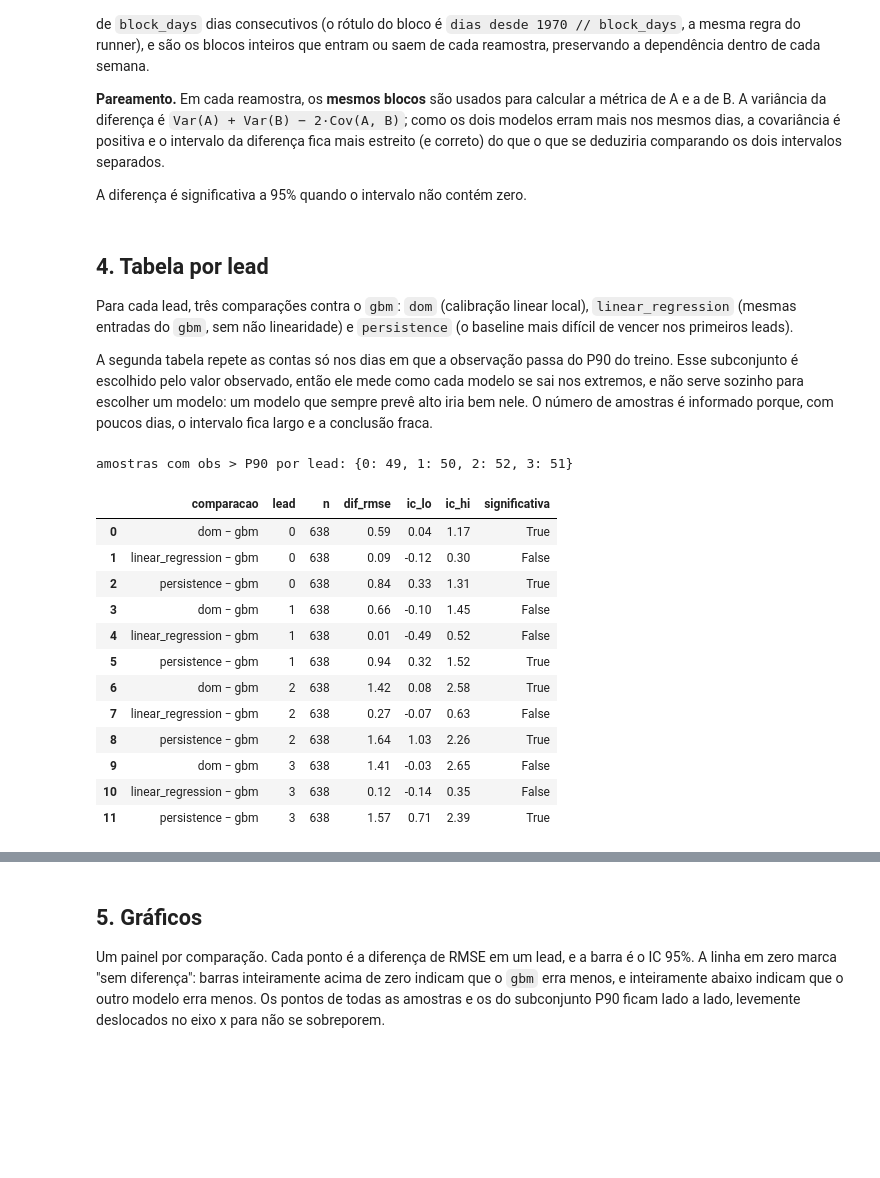
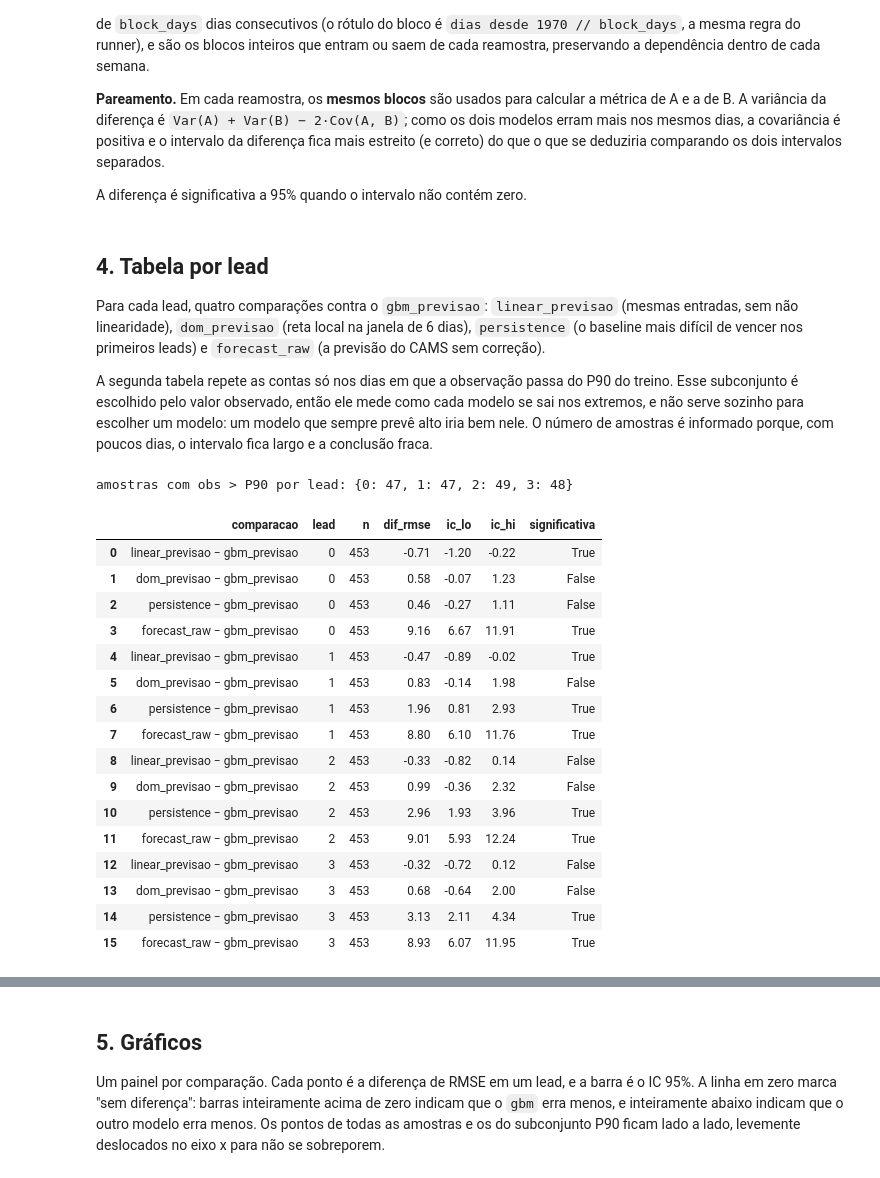
Before and after one commit to elisarachel/pm25bench-calibracao, a Jupyter notebook: notebooks/diferenca_pareada.ipynb, the cells around one changed output, grey strips where cells are left out. Saved outputs shown, nothing was run; the diff lists cells and outputs as text; code cells hidden in the pictures; blank space fills up the shorter version.

```diff
--- a/notebooks/diferenca_pareada.ipynb
+++ b/notebooks/diferenca_pareada.ipynb
@@ -38,7 +40,7 @@ RAIZ = Path.cwd().parent if Path.cwd().name == "notebooks" else Path.cwd()
 # os caminhos da config (sisam_dir, cetesb_dir...) são relativos à raiz do plugin
 os.chdir(RAIZ)
 # configuração usada na execução com dados reais
-CONFIG = RAIZ / "configs" / "benchmark_calibracao.yaml"
+CONFIG = RAIZ / "configs" / "benchmark_calibracao_previsao.yaml"
 # carrega e valida o YAML
 cfg = load_config(CONFIG)
 # pasta de resultados definida no YAML (relativa à raiz do plugin)
@@ -153,18 +154,18 @@ def bootstrap_diferenca_pareada(df_a, df_b, metrica, block_days=7, n_boot=1000,
 # %% [markdown]
 ## 4. Tabela por lead
 
-Para cada lead, três comparações contra o `gbm`: `dom` (calibração linear local), `linear_regression` (mesmas entradas do `gbm`, sem não linearidade) e `persistence` (o baseline mais difícil de vencer nos primeiros leads).
+Para cada lead, quatro comparações contra o `gbm_previsao`: `linear_previsao` (mesmas entradas, sem não linearidade), `dom_previsao` (reta local na janela de 6 dias), `persistence` (o baseline mais difícil de vencer nos primeiros leads) e `forecast_raw` (a previsão do CAMS sem correção).
 
 A segunda tabela repete as contas só nos dias em que a observação passa do P90 do treino. Esse subconjunto é escolhido pelo valor observado, então ele mede como cada modelo se sai nos extremos, e não serve sozinho para escolher um modelo: um modelo que sempre prevê alto iria bem nele. O número de amostras é informado porque, com poucos dias, o intervalo fica largo e a conclusão fraca.
 # %%
 # modelo de referência (B) em todas as comparações
-REFERENCIA = "gbm"
+REFERENCIA = "gbm_previsao"
 # modelos comparados com a referência (A)
-COMPARADOS = ["dom", "linear_regression", "persistence"]
+COMPARADOS = ["linear_previsao", "dom_previsao", "persistence", "forecast_raw"]
 
 
 def tabela_diferencas(previsoes):
-    """Diferença RMSE(A) - RMSE(gbm) por lead, com IC 95% pareado."""
+    """Diferença RMSE(A) - RMSE(referência) por lead, com IC 95% pareado."""
     # linhas da tabela final
     linhas = []
     # percorre os leads em ordem
@@ -192,46 +193,50 @@ def tabela_diferencas(previsoes):
                     "n": len(ref),
                     # diferença pontual de RMSE (µg/m³)
                     "dif_rmse": d,
                     # limite inferior do IC 95%
                     "ic_lo": lo,
                     # limite superior do IC 95%
                     "ic_hi": hi,
                     # significativa se o intervalo não contém zero
                     "significativa": not (lo <= 0 <= hi),
                 }
             )
     # devolve como DataFrame
     return pd.DataFrame(linhas)
 
 
 # todas as amostras de teste
 tab_todas = tabela_diferencas(pred)
 # só os dias com observação acima do P90 do treino
 pred_p90 = pred[pred["obs"] > P90]
 # diferenças no subconjunto de extremos
 tab_p90 = tabela_diferencas(pred_p90)
 # quantas amostras de extremo há em cada lead
 print(
     "amostras com obs > P90 por lead:",
     pred_p90[pred_p90["model"] == REFERENCIA].groupby("lead").size().to_dict(),
 )
 # mostra a tabela de todas as amostras, com 2 casas decimais
 display(tab_todas.round(2))
 # %% [output]
-amostras com obs > P90 por lead: {0: 49, 1: 50, 2: 52, 3: 51}
+amostras com obs > P90 por lead: {0: 47, 1: 47, 2: 49, 3: 48}
 |  | comparacao | lead | n | dif_rmse | ic_lo | ic_hi | significativa |
-| 0 | dom − gbm | 0 | 638 | 0.59 | 0.04 | 1.17 | True |
-| 1 | linear_regression − gbm | 0 | 638 | 0.09 | -0.12 | 0.30 | False |
-| 2 | persistence − gbm | 0 | 638 | 0.84 | 0.33 | 1.31 | True |
-| 3 | dom − gbm | 1 | 638 | 0.66 | -0.10 | 1.45 | False |
-| 4 | linear_regression − gbm | 1 | 638 | 0.01 | -0.49 | 0.52 | False |
-| 5 | persistence − gbm | 1 | 638 | 0.94 | 0.32 | 1.52 | True |
-| 6 | dom − gbm | 2 | 638 | 1.42 | 0.08 | 2.58 | True |
-| 7 | linear_regression − gbm | 2 | 638 | 0.27 | -0.07 | 0.63 | False |
-| 8 | persistence − gbm | 2 | 638 | 1.64 | 1.03 | 2.26 | True |
-| 9 | dom − gbm | 3 | 638 | 1.41 | -0.03 | 2.65 | False |
-| 10 | linear_regression − gbm | 3 | 638 | 0.12 | -0.14 | 0.35 | False |
-| 11 | persistence − gbm | 3 | 638 | 1.57 | 0.71 | 2.39 | True |
+| 0 | linear_previsao − gbm_previsao | 0 | 453 | -0.71 | -1.20 | -0.22 | True |
+| 1 | dom_previsao − gbm_previsao | 0 | 453 | 0.58 | -0.07 | 1.23 | False |
+| 2 | persistence − gbm_previsao | 0 | 453 | 0.46 | -0.27 | 1.11 | False |
+| 3 | forecast_raw − gbm_previsao | 0 | 453 | 9.16 | 6.67 | 11.91 | True |
+| 4 | linear_previsao − gbm_previsao | 1 | 453 | -0.47 | -0.89 | -0.02 | True |
+| 5 | dom_previsao − gbm_previsao | 1 | 453 | 0.83 | -0.14 | 1.98 | False |
+| 6 | persistence − gbm_previsao | 1 | 453 | 1.96 | 0.81 | 2.93 | True |
+| 7 | forecast_raw − gbm_previsao | 1 | 453 | 8.80 | 6.10 | 11.76 | True |
+| 8 | linear_previsao − gbm_previsao | 2 | 453 | -0.33 | -0.82 | 0.14 | False |
+| 9 | dom_previsao − gbm_previsao | 2 | 453 | 0.99 | -0.36 | 2.32 | False |
+| 10 | persistence − gbm_previsao | 2 | 453 | 2.96 | 1.93 | 3.96 | True |
+| 11 | forecast_raw − gbm_previsao | 2 | 453 | 9.01 | 5.93 | 12.24 | True |
+| 12 | linear_previsao − gbm_previsao | 3 | 453 | -0.32 | -0.72 | 0.12 | False |
+| 13 | dom_previsao − gbm_previsao | 3 | 453 | 0.68 | -0.64 | 2.00 | False |
+| 14 | persistence − gbm_previsao | 3 | 453 | 3.13 | 2.11 | 4.34 | True |
+| 15 | forecast_raw − gbm_previsao | 3 | 453 | 8.93 | 6.07 | 11.95 | True |
 # %%
 # tabela restrita aos extremos (obs > P90 do treino)
 display(tab_p90.round(2))
```
Also changed, not shown: parts of 4 cells of this notebook, 16 other files.
